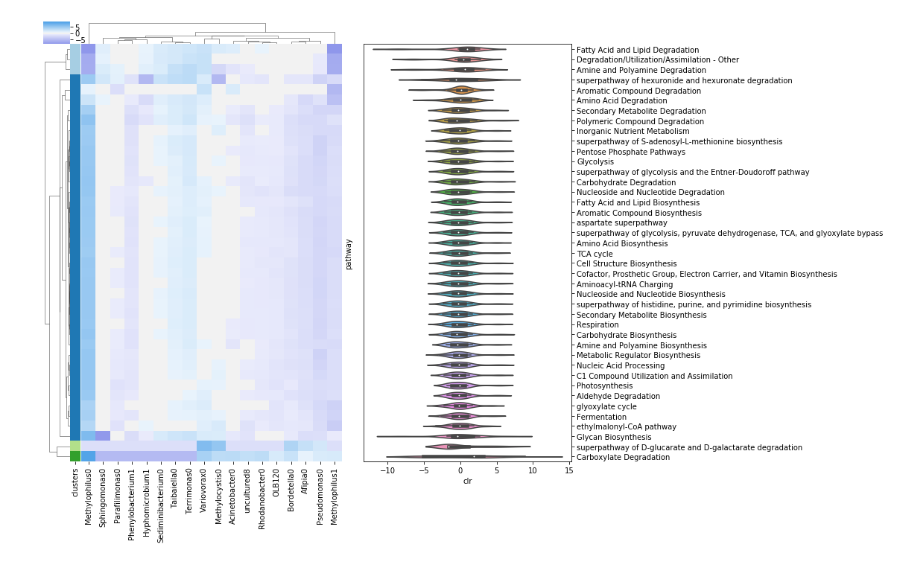
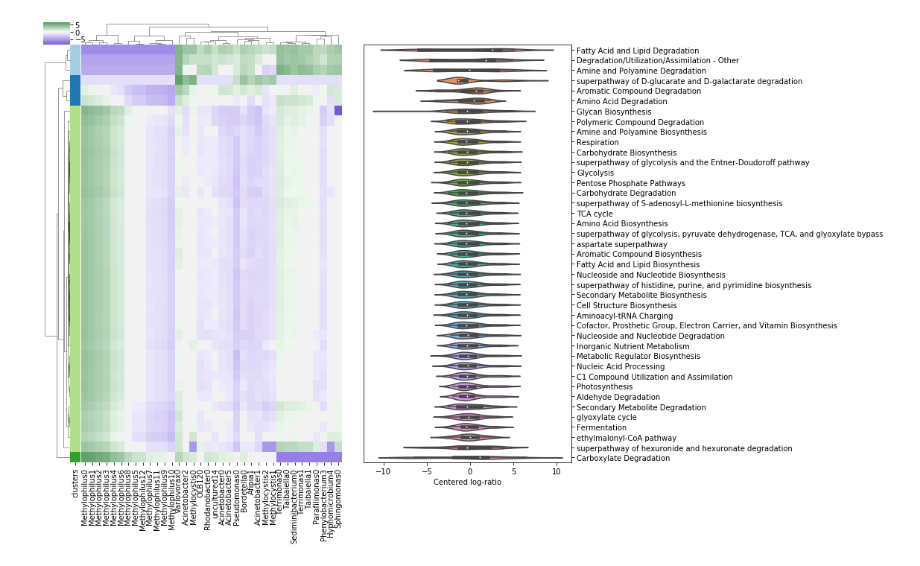
Before and after one commit to asaldivar93/picrust, a Jupyter notebook: Mar20/OTUs_99/Analysis/analysis.ipynb, the cells around one changed output. Saved outputs shown, nothing was run; the diff lists cells and outputs as text; code cells hidden in the pictures.

```diff
--- a/Mar20/OTUs_99/Analysis/analysis.ipynb
+++ b/Mar20/OTUs_99/Analysis/analysis.ipynb
@@ -18,10 +18,10 @@ fig.savefig('Analysis/2ndlvl_heatmap.png')
 # %%
-taxonomy = ptools.load_taxonomy(path = '/home/alexis/UAM/qiime/Mar20/OTUs_97/silva_taxonomy.csv' )
+taxonomy = ptools.load_taxonomy(path = '/home/alexis/UAM/qiime/Mar20/OTUs_99/silva_taxonomy.csv' )
 pathway_strat, taxon_abundance = ptools.load_strat_pathway(taxonomy, pathways_path = 'pathways_out/path_abun_contrib.tsv.gz',
-                                                    abundance_path = '/home/alexis/UAM/qiime/Mar20/OTUs_97/otu-table-corrected.tsv')
+                                                    abundance_path = '/home/alexis/UAM/qiime/Mar20/OTUs_99/otu-table-corrected.tsv')
 # %%
 CIR_19_strat = ptools.sample_strat_pathway('CIR_19', pathway_strat)
-fig = ptools.heat_map_violin_plot(CIR_19_strat['second_level_clr'])
-fig.savefig('Analysis/CIR_19_heatmap.png')
+fig = ptools.heat_map_violin_plot(CIR_19_strat['second_level_clr'], cmap = sns.diverging_palette(271, 130, s = 80, l = 47, sep = 20, as_cmap = True))
+fig.savefig('Analysis/CIR_19_heatmap.svg')
 # %% [output]
-[figure, old version]
+[figure, new version]
```
Also changed, not shown: parts of 5 cells of this notebook, 10 other files.
